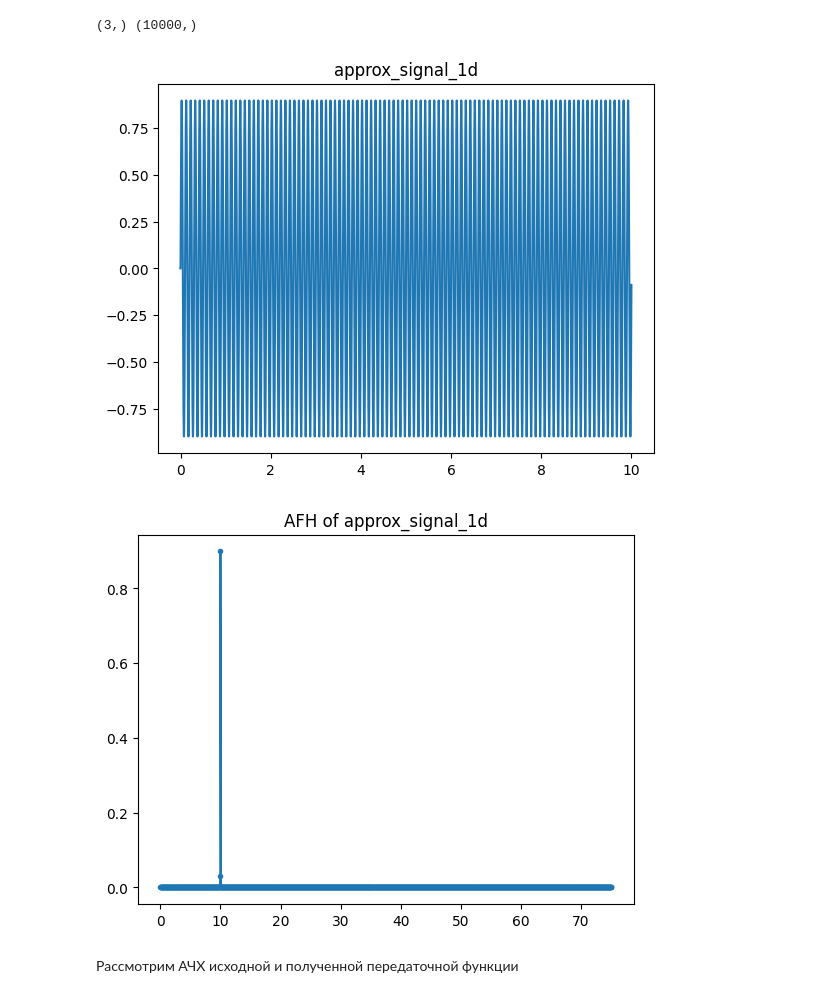
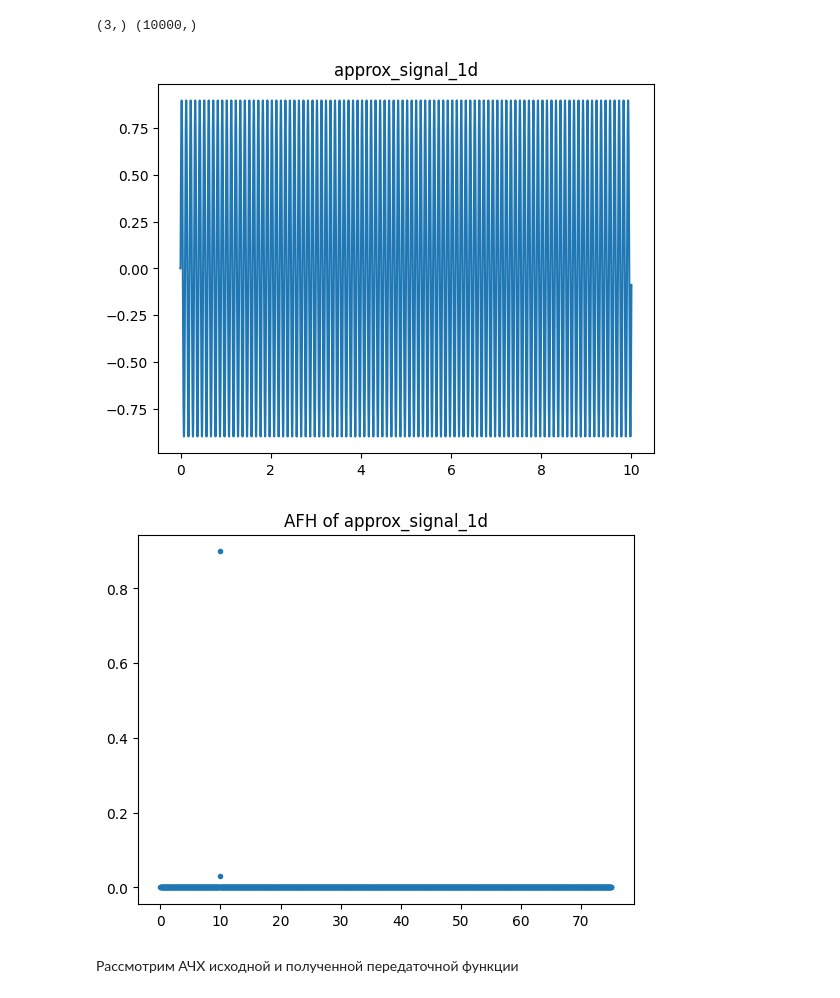
Before and after one commit to dd114/Adaptive-filter-1, a Jupyter notebook: Adaptive-filter-1.ipynb, the cells around one changed output. Cells and saved outputs as stored; diff of their text form; code cells hidden in the pictures.

```diff
--- a/Adaptive-filter-1.ipynb
+++ b/Adaptive-filter-1.ipynb
@@ -164,7 +88,7 @@ plt.show()
 # %%
 number_of_weights_2d = 1
 # %%
-approx_weights_2d = fitting_of_weights(first_input_2d, second_input_2d, number_of_weights_2d, 1, 1)
+approx_weights_2d = ps.fitting_of_weights(first_input_2d, second_input_2d, number_of_weights_2d, 1, 1)
 print(approx_weights_2d)
 # %% [output]
 [[1.         0.5        0.33333333 0.25       0.2        0.16666667
@@ -192,7 +147,7 @@ initial_weights_1d = np.array([0.1, 0.3, 0.5])
 # %%
 first_input_1d = signal_1d(1, 10, 0, t)
 
-second_input_1d = processing_of_signal(first_input_1d, initial_weights_1d)
+second_input_1d = ps.processing_of_signal(first_input_1d, initial_weights_1d)
 # %% [output]
 (3,) (10000,)
 # %%
@@ -234,32 +189,32 @@ number_of_weights = 3
 # %% [markdown]
 Выведим полученные коэффициенты свертки
 # %%
-approx_weights_1d = fitting_of_weights(first_input_1d, second_input_1d, number_of_weights, 1, 1)
+approx_weights_1d = ps.fitting_of_weights(first_input_1d, second_input_1d, number_of_weights, 1, 1)
 print(approx_weights_1d)
 # %% [output]
 [0.10046164 0.29907854 0.50046164]
 # %% [markdown]
 Построим сигнал по найденным весам
 # %%
-approx_signal_1d = processing_of_signal(first_input_1d, approx_weights_1d)
+approx_signal_1d = ps.processing_of_signal(first_input_1d, approx_weights_1d)
 # %% [output]
 (3,) (10000,)
 # %%
 plt.plot(t, approx_signal_1d)
 plt.title("approx_signal_1d")
 plt.show()
 
 freq_bound = 1500
 
 x = fftpack.rfftfreq(approx_signal_1d.size, right_bound / number_of_t)[:freq_bound]
 y = 2 * np.abs(fftpack.rfft(approx_signal_1d)[:freq_bound]) / approx_signal_1d.size
 
-plt.plot(x, y, ".-")
+plt.plot(x, y, ".")
 plt.title("AFH of approx_signal_1d")
 plt.show()
 # %% [output]
 [figure]
-[figure, old version]
+[figure, new version]
 # %% [markdown]
 Рассмотрим АЧХ исходной и полученной передаточной функции
 # %%
```
Also changed, not shown: parts of 16 cells of this notebook, 4 other files.
